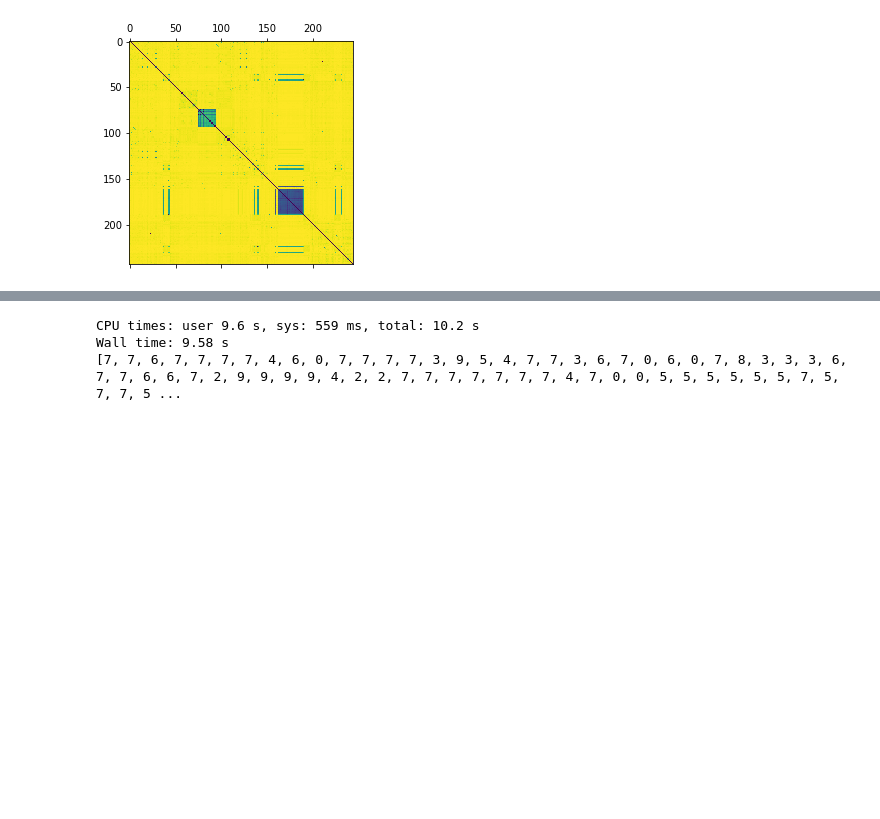
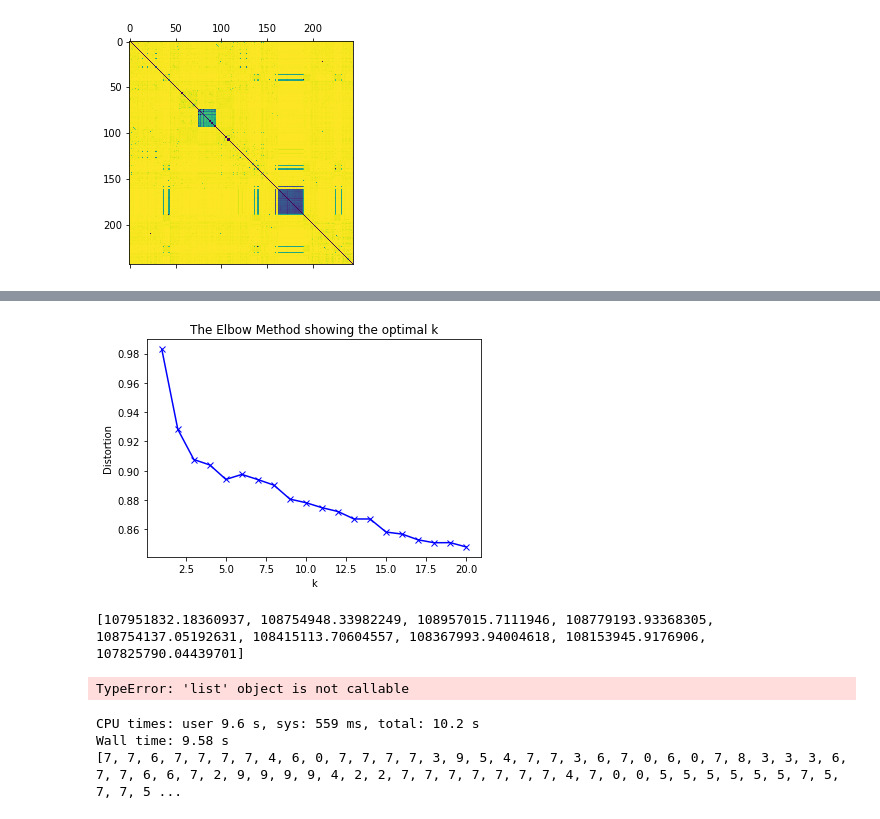
Before and after one commit to MarcelloCacciato/NewsFeed, a Jupyter notebook: code/DataPreparation.ipynb, the cells around one changed output, grey strips where cells are left out. Drawn from its saved outputs; the diff is of its cells as text; code cells hidden in the pictures; blank space fills up the shorter version.

```diff
--- a/code/DataPreparation.ipynb
+++ b/code/DataPreparation.ipynb
@@ -198,0 +257,16 @@ TypeError: Mismatch between array dtype ('object') and format specifier ('%.18e'
+# %%
+K = range(10,21)
+for k in K:
+    kmeanModel = KMeans(n_clusters=k).fit(X)
+    kmeanModel.fit(X)
+    distortions.append(sum(np.min(cdist(X, kmeanModel.cluster_centers_, 'euclidean'), axis=1)) / X.shape[0])
+# %%
+K = range(1,21)
+# Plot the elbow
+plt.plot(K, distortions, 'bx-')
+plt.xlabel('k')
+plt.ylabel('Distortion')
+plt.title('The Elbow Method showing the optimal k')
+plt.show()
+# %% [output]
+[figure, added]
@@ -199,3 +316,26 @@ TypeError: Mismatch between array dtype ('object') and format specifier ('%.18e'
+# %%
+from scipy.spatial import distance
+# now run for each cluster the BIC computation
+BIC = [compute_bic(kmeansi,X) for kmeansi in KMeans]
+
+print BIC
+# %% [output]
+[107951832.18360937, 108754948.33982249, 108957015.7111946, 108779193.93368305, 108754137.05192631, 108415113.70604557, 108367993.94004618, 108153945.9176906, 107825790.04439701]
+# %%
+import numpy as np
+#from sklearn.cluster import KMeans
+from sklearn.metrics import pairwise_distances
+
+#kmeans_model = KMeans(n_clusters=3, random_state=1).fit(X)
+#labels = kmeans_model.labels_
+#metrics.calinski_harabaz_score(X, labels)
+for count in range(2, 21):
+    kmeans_mod = KMeans(n_clusters=count, random_state=1).fit(X)
+    lab = kmeans_mod.labels_
+    #labels = kmeans_model.labels_
+    print count, metrics.calinski_harabaz_score(X, lab)
+# %% [output]
+TypeError: 'list' object is not callable
 # %%
 from sklearn.cluster import KMeans
 
```
Also changed, not shown: parts of 10 cells of this notebook, 4 other files.
